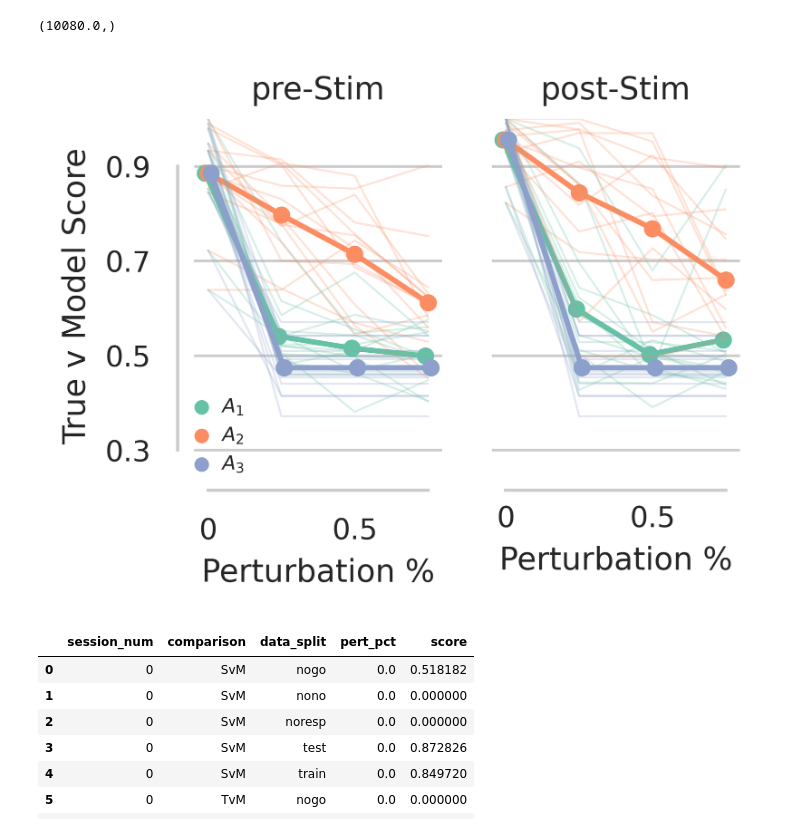
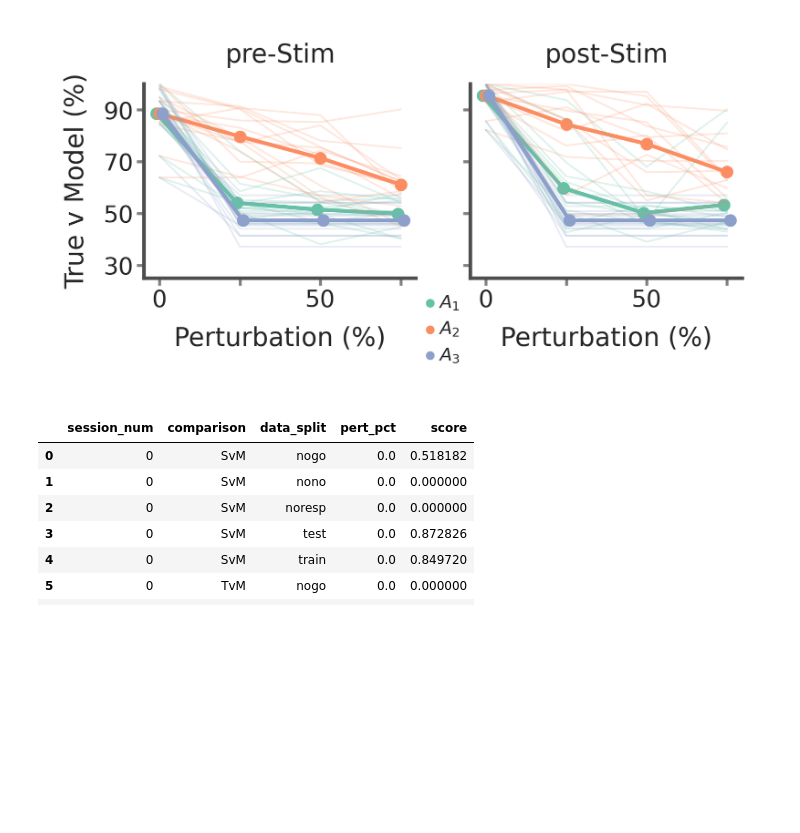
Before and after one commit to mgonzal1/wombats-malos, a Jupyter notebook: notebooks/analyses_wrapper_notebook.ipynb, the cells around one changed output. Drawn from its saved outputs; the diff is of its cells as text; code cells hidden in the pictures; blank space fills up the shorter version.

```diff
--- a/notebooks/analyses_wrapper_notebook.ipynb
+++ b/notebooks/analyses_wrapper_notebook.ipynb
@@ -138,7 +139,7 @@ def stim_2_labels(stims):
 utils = reload(utils)
 
 # simulation parameters
-time_windows = {0:[-0.5,-0], 1: [0, 0.5], 2: [0.5, 1], 3:[1, 2]}
+time_windows = {0:[-0.5,-0], 1: [0, 0.5], 2: [0.5, 1]}
 num_folds = 5
 region1_list = ['visual']
 region2_list = ['motor']
@@ -147,7 +148,7 @@ fit_data_splits = ['train', 'test']
 data_split_types = ['train', 'test', 'nono', 'nogo', 'noresp']
 comparisons = ['TvS', 'TvM', 'SvM']
 pert_types = ['ablation']
-pert_pcts = [0, 0.25, 0.5, 0.75]
+pert_pcts = [0, 0.05, 0.1, 0.25, 0.5, 0.75]
 matrices = ['A1', 'A2', 'A3' ]
 
 # output matrix
@@ -284,57 +285,65 @@ CPU times: user 3min 58s, sys: 4.3 s, total: 4min 3s
 Wall time: 25.6 s
-# %%
-perf_df.shape[0]/5*4,
-# %% [output]
-(10080.0,)
 # %%
 
 
-sns.set_theme(context='paper', style="whitegrid", font_scale=1, palette="Set2")
-f,axes=plt.subplots(1,2, figsize=(3,2), dpi=600)
+sns.set_theme(context='paper', style="white", font_scale=0.75, palette="Set2")
+sns.set_style(rc={"axes.edgecolor":'0.3',
+                 'xtick.bottom': True,
+                 'ytick.left': True})
+
+point_scale = 0.5
+session_lw = 0.5
+
+f,axes=plt.subplots(1,2, figsize=(3,1), dpi=600)
 titles = ['pre-Stim', 'post-Stim']
 comp = 'TvM'
 split='test'
 
 y_axis_label = {'TvM': "True v Model", "SvM": "Subject v Model" }
 for ii in range(2):
     ax=axes[ii]
     subset = perf_df_all[(perf_df_all.data_split==split) & (perf_df_all.comparison==comp) & (perf_df_all.time_bin==ii) ]
     subset = subset.groupby(["session_num", "pert_pct", "pert_matrix"]).mean()
     subset = subset.reset_index()
     subset = subset.astype({'pert_pct': str})
 
-    ax = sns.pointplot(x='pert_pct', y='score', hue='pert_matrix', data=subset, ci=None, legend=False, dodge=True, ax=ax, scale=0.75)
-    sns.lineplot(x='pert_pct', y='score', hue='pert_matrix', units='session_num', estimator=None, data=subset, alpha=0.25, ax=ax, legend=False, linewidth=0.6)
+    ax = sns.pointplot(x='pert_pct', y='score', hue='pert_matrix', data=subset, ci=None, legend=False, dodge=True, ax=ax, scale=point_scale)
+    sns.lineplot(x='pert_pct', y='score', hue='pert_matrix', units='session_num', estimator=None, data=subset, alpha=0.2, ax=ax, legend=False, linewidth=session_lw)
 
     ax.set_yticks([0,0.3, 0.5, 0.7, 0.9])
+    ax.set_yticklabels([0, 30 , 50 , 70, 90])
+
     ax.set_ylim([0.25,1])
 
     if ii==0:
+        ax.set_ylabel(f"{y_axis_label[comp]} (%)")
+        ax.get_legend().remove()
+    else:
         h,l = ax.get_legend_handles_labels()
-        ax.legend(h, [r'$A_1$', r'$A_2$', r'$A_3$'] , bbox_to_anchor=(-0.12, -0.05),
-                  handletextpad=0., loc='lower left', frameon=False,
-                  fontsize=6, markerscale=0.8)
+        ax.legend(h, [r'$A_1$', r'$A_2$', r'$A_3$'] , bbox_to_anchor=(0.02, -0),
+                  handletextpad=-0.5, loc='upper right', frameon=False,
+                  fontsize=5, markerscale=0.6)
 
-        ax.set_ylabel(f"{y_axis_label[comp]} Score")
-    else:
-        ax.get_legend().remove()
         ax.set_yticklabels("")
         ax.set_ylabel("")
 
-    ax.set_xlabel("Perturbation %")
-    ax.set_xticklabels([0,'',0.5,''])
+    ax.set_xlabel("Perturbation (%)")
+    ax.set_xticklabels([0,'',50,''])
     ax.set_title(titles[ii])
-sns.despine(offset=5, trim=True)
-ax.spines['left'].set_visible(False)
-ax.tick_params(axis='both', which='major', pad=-0.2)
 
+    for spine in ['top', 'right']:
+        ax.spines[spine].set_visible(False)
 
+    ax.tick_params(axis="both", direction="out", length=2, width=0.8, color="0.5",  which='major', pad=1)
+
+#sns.despine(offset=5, trim=True)
+#ax.spines['left'].set_visible(False)
 
 f.savefig(f"{comp}_{split}_all.pdf",bbox_inches='tight')
 #subset=subset.astype({'pert_pct': 'string'})
 #ax = sns.stripplot(x='pert_pct', y='score', hue='pert_matrix', data=subset, ax=ax, alpha=0.5)
 # %% [output]
-[figure, old version]
+[figure, new version]
 # %%
 time_bin=1
 subset = perf_df_all[(perf_df_all.pert_matrix=='A1') & (perf_df_all.pert_pct==0)  & (perf_df_all.time_bin==ii+1)]
```
Also changed, not shown: parts of 10 cells of this notebook, 2 other files.
